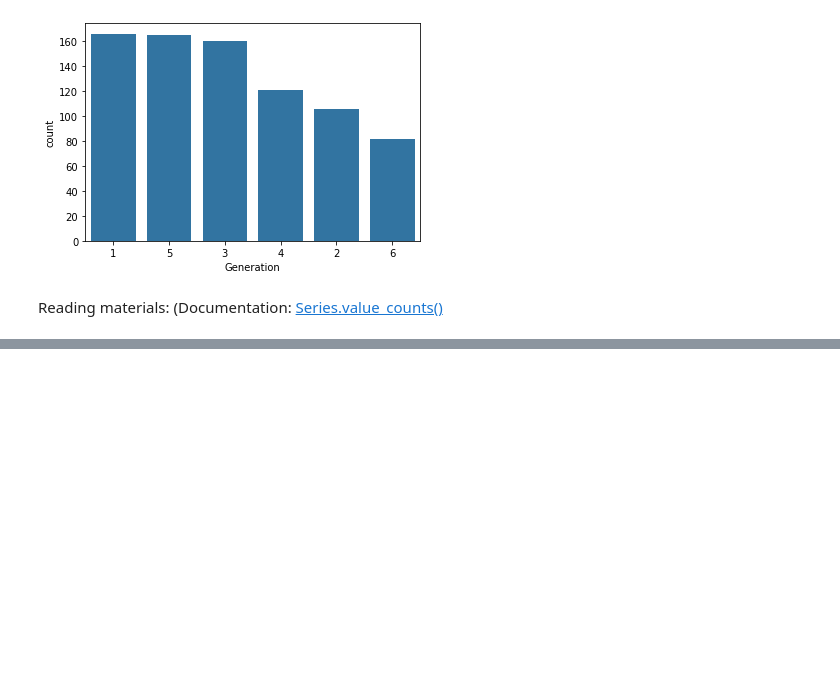
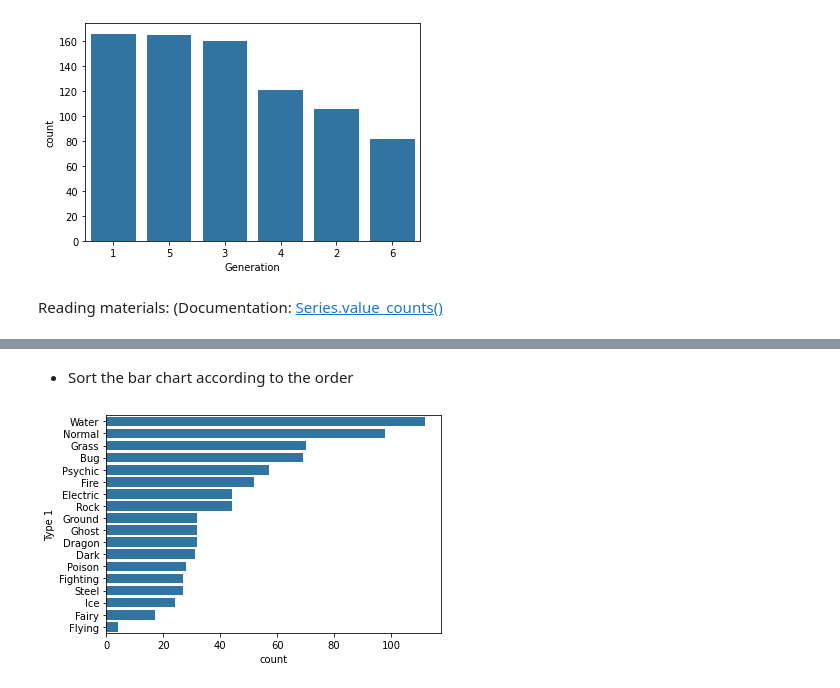
Before and after one commit to monaen/FDHS-2022Spring, a Jupyter notebook: projects/Matplotlib and Seaborn.ipynb, the cells around one changed output, grey strips where cells are left out. Drawn from its saved outputs; the diff is of its cells as text; code cells hidden in the pictures; blank space fills up the shorter version.

```diff
--- a/projects/Matplotlib and Seaborn.ipynb
+++ b/projects/Matplotlib and Seaborn.ipynb
@@ -97,0 +121,7 @@ sb.countplot(data = pokemon, x = 'Generation', color = base_color, order = gen_o
+# %% [markdown]
+* Sort the bar chart according to the order
+# %%
+type_order = pokemon['Type 1'].value_counts().index
+sb.countplot(data = pokemon, y = 'Type 1', color = base_color, order = type_order);
+# %% [output]
+[figure, added]
```
Also changed, not shown: parts of 8 cells of this notebook.
